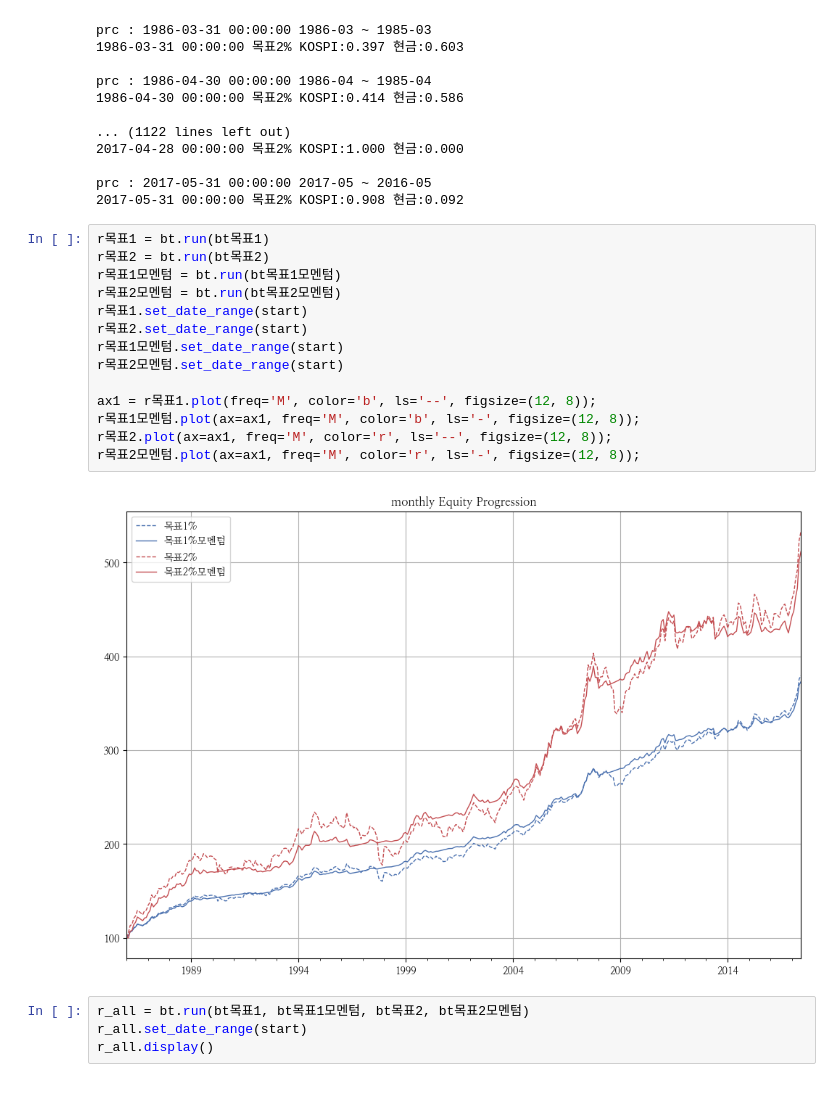
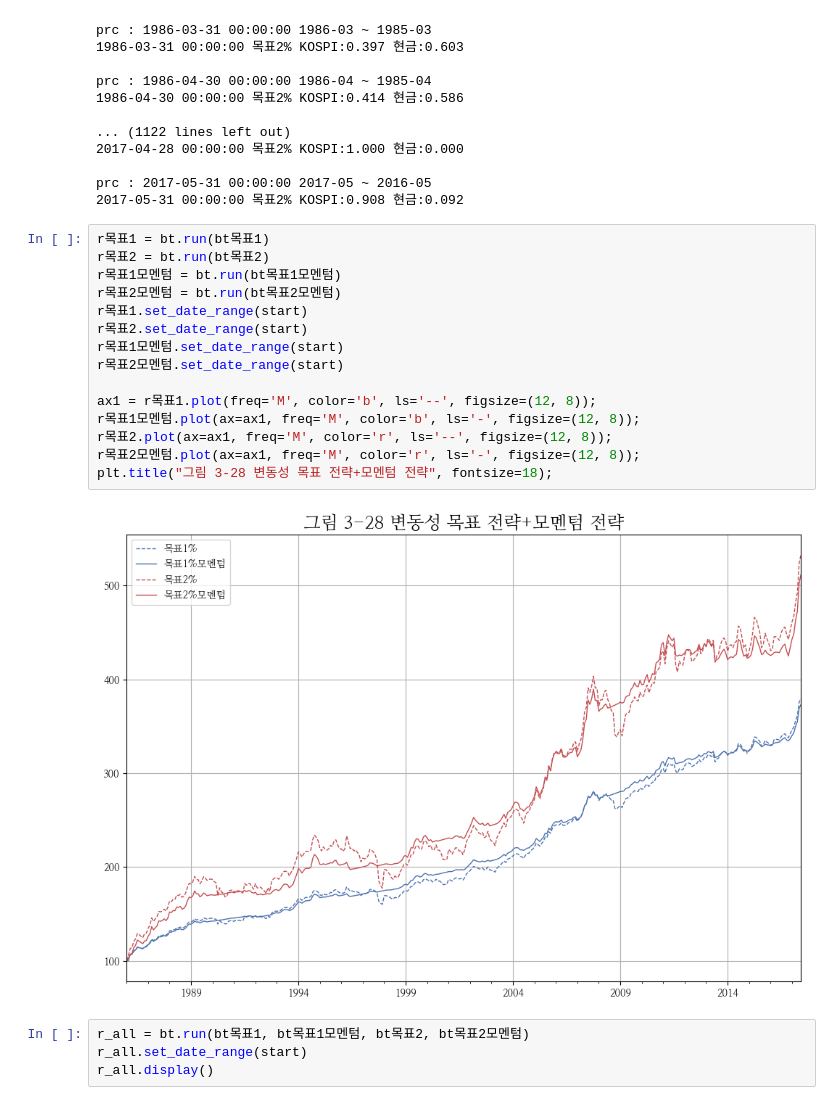
Before and after one commit to hermian/startetf, a Jupyter notebook: 3.28_코스피변동성목표_모멘텀.ipynb, the cells around one changed output. Cells and saved outputs as stored; diff of their text form.

```diff
--- a/3.28_코스피변동성목표_모멘텀.ipynb
+++ b/3.28_코스피변동성목표_모멘텀.ipynb
@@ -357,19 +361,20 @@ prc : 2017-05-31 00:00:00 2017-05 ~ 2016-05
 # %%
 r목표1 = bt.run(bt목표1)
 r목표2 = bt.run(bt목표2)
 r목표1모멘텀 = bt.run(bt목표1모멘텀)
 r목표2모멘텀 = bt.run(bt목표2모멘텀)
 r목표1.set_date_range(start)
 r목표2.set_date_range(start)
 r목표1모멘텀.set_date_range(start)
 r목표2모멘텀.set_date_range(start)
 
 ax1 = r목표1.plot(freq='M', color='b', ls='--', figsize=(12, 8));
 r목표1모멘텀.plot(ax=ax1, freq='M', color='b', ls='-', figsize=(12, 8));
 r목표2.plot(ax=ax1, freq='M', color='r', ls='--', figsize=(12, 8));
 r목표2모멘텀.plot(ax=ax1, freq='M', color='r', ls='-', figsize=(12, 8));
+plt.title("그림 3-28 변동성 목표 전략+모멘텀 전략", fontsize=18);
 # %% [output]
-[figure, old version]
+[figure, new version]
 # %%
 r_all = bt.run(bt목표1, bt목표1모멘텀, bt목표2, bt목표2모멘텀)
 r_all.set_date_range(start)
```
Also changed, not shown: parts of 7 cells of this notebook, 1 other file.
